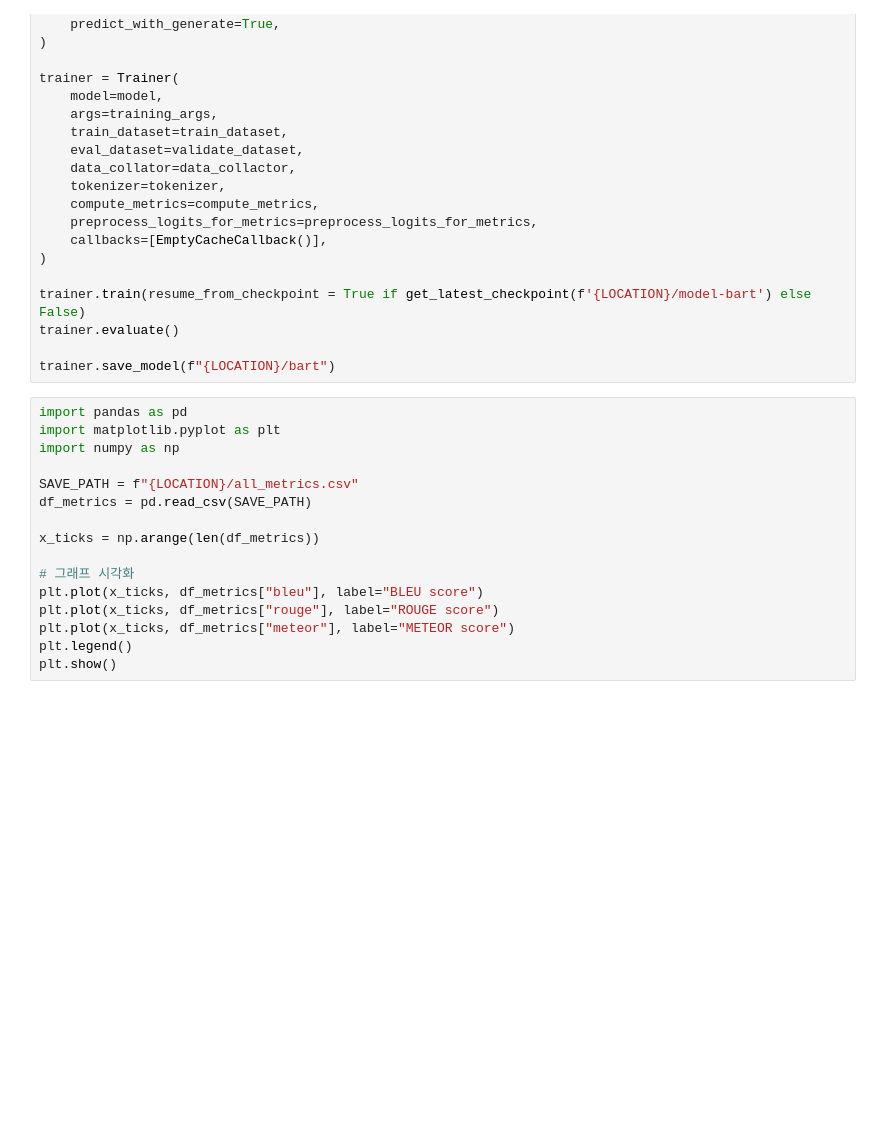
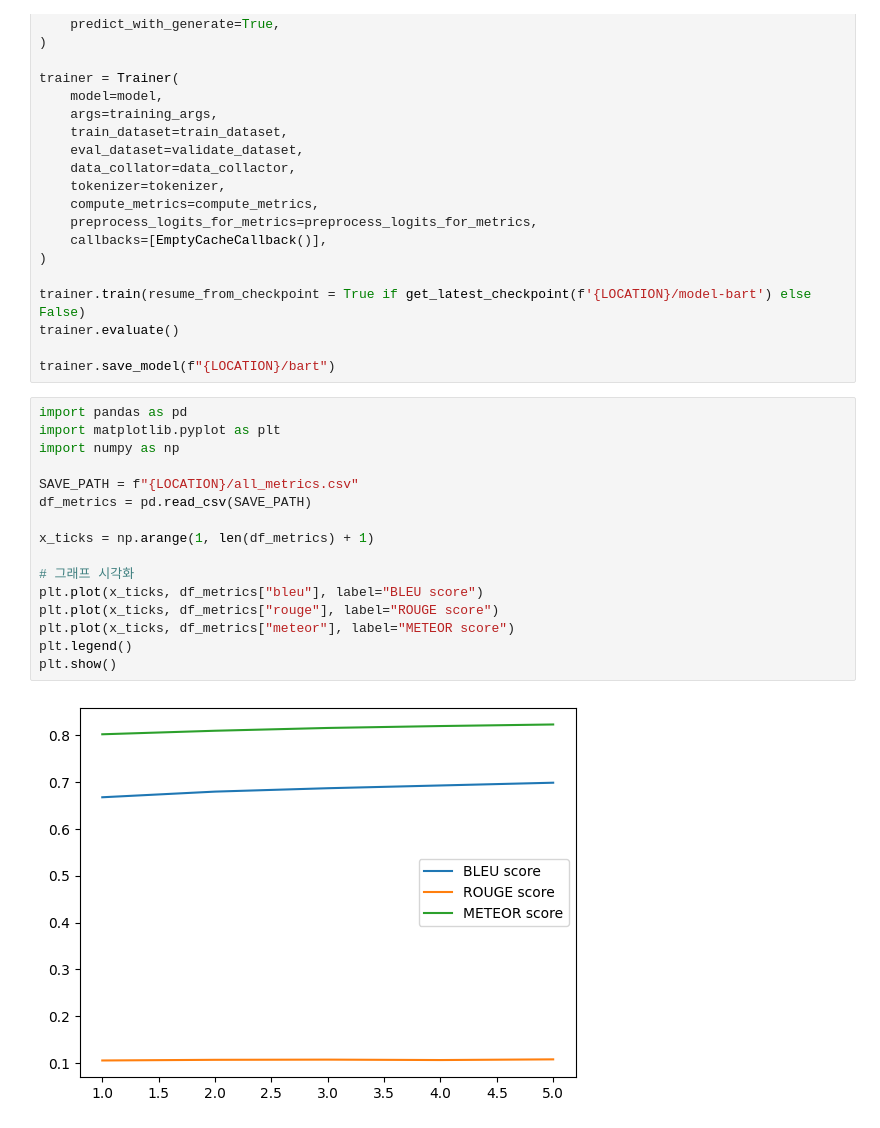
Before and after one commit to dalbodeule/sentence_correction_gpt, a Jupyter notebook: correction.ipynb, the cells around one changed output. Saved outputs shown, nothing was run; the diff lists cells and outputs as text; blank space fills up the shorter version.

```diff
--- a/correction.ipynb
+++ b/correction.ipynb
@@ -308,18 +308,20 @@ trainer.save_model(f"{LOCATION}/bart")
 # %%
 import pandas as pd
 import matplotlib.pyplot as plt
 import numpy as np
 
 SAVE_PATH = f"{LOCATION}/all_metrics.csv"
 df_metrics = pd.read_csv(SAVE_PATH)
 
-x_ticks = np.arange(len(df_metrics))
+x_ticks = np.arange(1, len(df_metrics) + 1)
 
 # 그래프 시각화
 plt.plot(x_ticks, df_metrics["bleu"], label="BLEU score")
 plt.plot(x_ticks, df_metrics["rouge"], label="ROUGE score")
 plt.plot(x_ticks, df_metrics["meteor"], label="METEOR score")
 plt.legend()
 plt.show()
+# %% [output]
+[figure, added]
 # %% [markdown]
 ![](learning.png)
```
Also changed, not shown: 1 other file.
